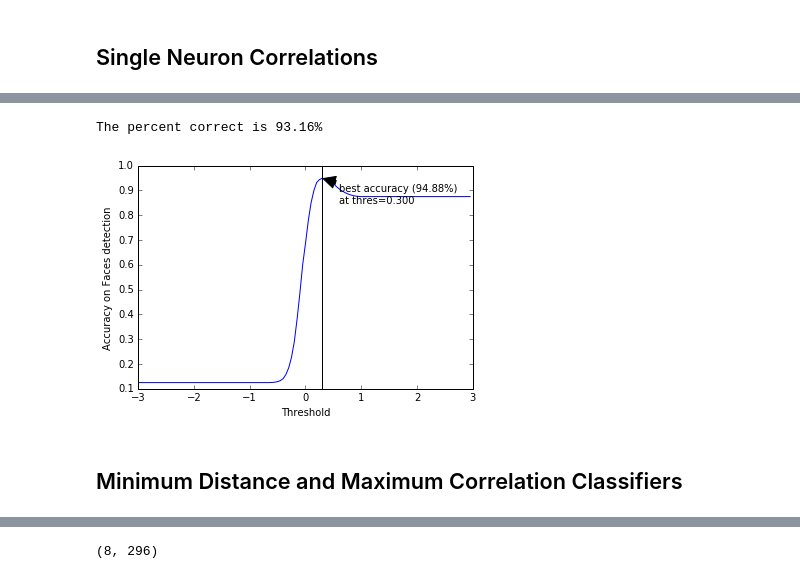
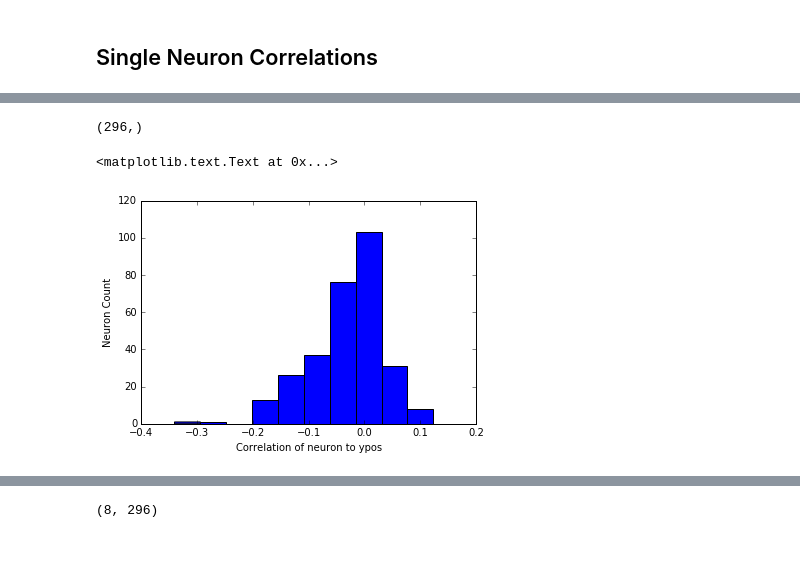
Before and after one commit to neuroailab/psych253, a Jupyter notebook: Lecture3.ipynb, the cells around one changed output, grey strips where cells are left out. Saved outputs shown, nothing was run; the diff lists cells and outputs as text; code cells hidden in the pictures; blank space fills up the shorter version.

```diff
--- a/Lecture3.ipynb
+++ b/Lecture3.ipynb
@@ -523,13 +342,19 @@ hist_plot(most_corred_resp, face_or_not_v0v3, 'Faces', 'Not Faces')
-# %%
-threshold = .2
-predicted_face = most_corred_resp > threshold
-acc = percent_correct(predicted_face, face_or_not_v0v3)
-print('The percent correct is %.2f%%' % (acc * 100))
-# %% [output]
-The percent correct is 93.16%
-# %%
-plot_threshold_acc(most_corred_resp, face_or_not_v0v3, 'Faces')
-# %% [output]
-[figure, removed]
-# %% [markdown]
-## Minimum Distance and Maximum Correlation Classifiers
+# %%
+#Now, let's get the correlation between this metadata and neural responses
+#for each neuron
+corr_ypos = np.array([stats.pearsonr(Neural_Data[:, i], ypos)[0]
+                      for i in range(Neural_Data.shape[1])])
+
+corr_ypos.shape
+#right, there are 296 -- one for each neuron
+# %% [output]
+(296,)
+# %%
+#let's see how good or bad our overall correlations are
+plt.hist(corr_ypos)
+plt.xlabel('Correlation of neuron to ypos')
+plt.ylabel('Neuron Count')
+#a few outliers, mostly not that great
+# %% [output]
+<matplotlib.text.Text at 0x...>
+[figure, added]
```
Also changed, not shown: parts of 67 cells of this notebook.
